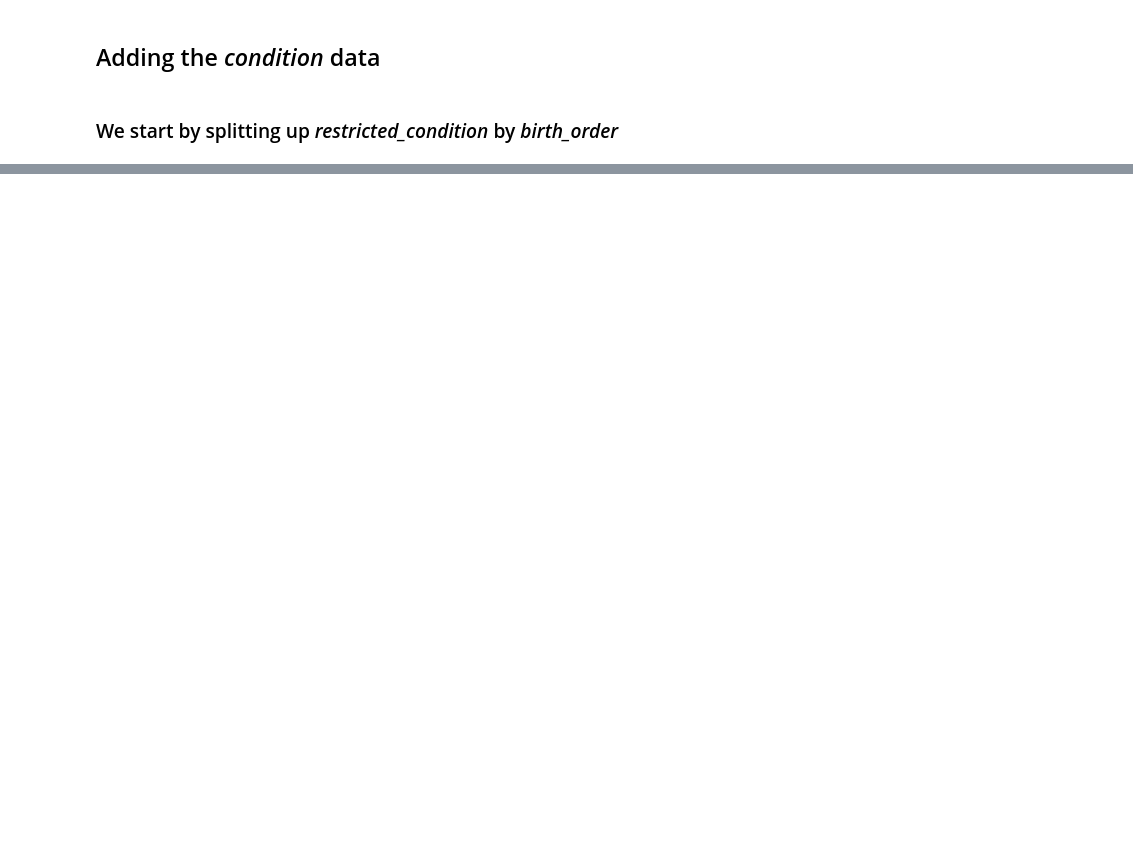
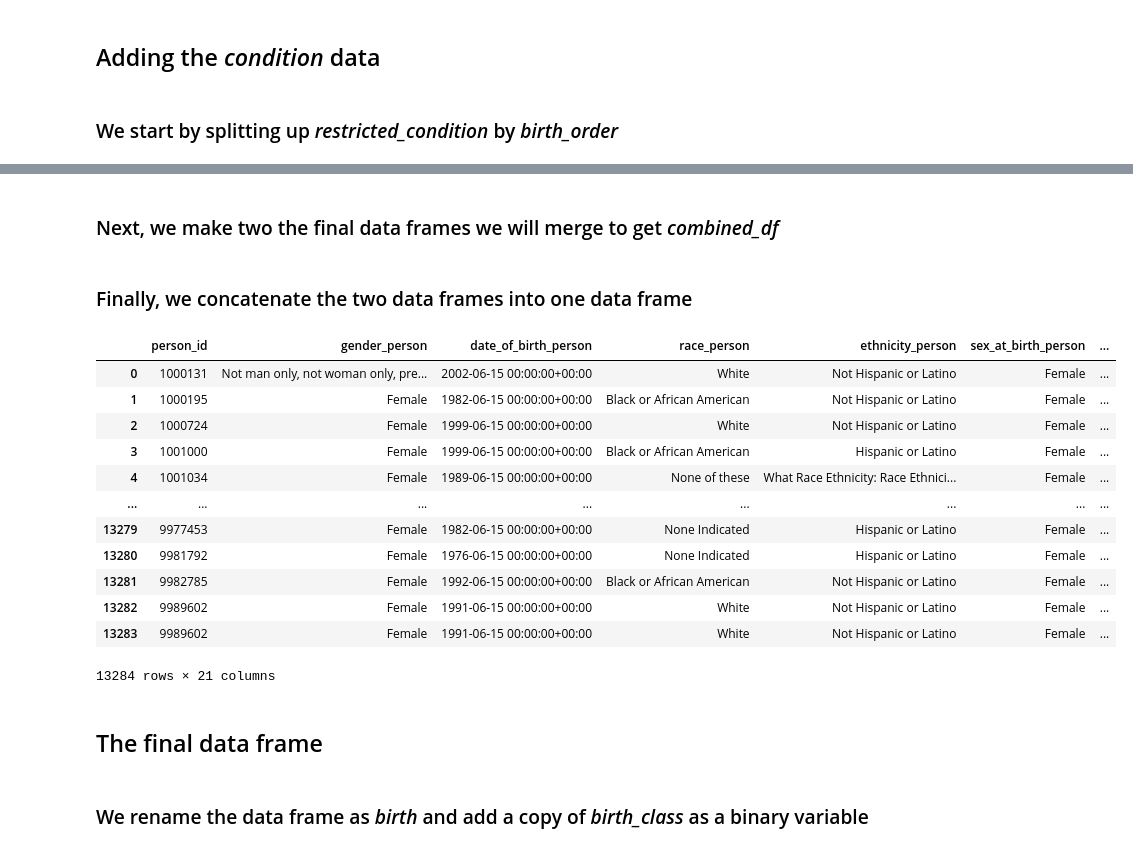
Before and after one commit to kgrillaert/preterm_birth, a Jupyter notebook: AS_KG_Preterm_Birth.ipynb, the cells around one changed output, grey strips where cells are left out. Saved outputs shown, nothing was run; the diff lists cells and outputs as text; code cells hidden in the pictures; blank space fills up the shorter version.

```diff
--- a/AS_KG_Preterm_Birth.ipynb
+++ b/AS_KG_Preterm_Birth.ipynb
@@ -394,18 +538,0 @@ second_birth = second_birth.sort_values(by=["person_id"])
-# %%
-first_birth_dict = {}
-
-for col in first_birth.columns:
-    if col != 'person_id':
-        first_birth_dict[col] = "first_"+col
-
-second_birth_dict = {}
-
-for col in second_birth.columns:
-    if col != 'person_id':
-        second_birth_dict[col] = "second_"+col
-
-first_birth = first_birth.rename(columns=first_birth_dict)
-second_birth = second_birth.rename(columns=second_birth_dict)
-
-first_birth = first_birth.drop(columns=['first_birth_order'])
-second_birth = second_birth.drop(columns=['second_birth_order'])
@@ -521,0 +576,2 @@ combined_df.ethnicity_df3.value_counts().plot(kind = 'barh')
+# %% [markdown]
+### Next, we make two the final data frames we will merge to get *combined_df*
@@ -521,0 +580,38 @@ combined_df.ethnicity_df3.value_counts().plot(kind = 'barh')
+# %%
+# first, restrict our copy of combined_df_half to values of person_id present in second_birth
+
+combined_df_second_births = combined_df_half.copy()
+
+
+second_birthers = second_birth.person_id.tolist()
+
+
+combined_df_second_births = combined_df_second_births[combined_df_second_births['person_id'].isin(second_birthers)].copy()
+combined_df_second_births = combined_df_second_births.sort_values(by=["person_id"])
+
+
+combined_df_second_births = pd.merge(combined_df_second_births, second_birth, on='person_id')
+# %% [markdown]
+### Finally, we concatenate the two data frames into one data frame
+# %%
+combined_df = pd.concat([combined_df_first_births, combined_df_second_births])
+
+combined_df = combined_df.sort_values(by=["person_id", "birth_order"])
+
+combined_df.reset_index(inplace=True)
+
+combined_df.drop(columns=['index'])
+# %% [output]
+|  | person_id | gender_person | date_of_birth_person | race_person | ethnicity_person | sex_at_birth_person | ... |
+| 0 | 1000131 | Not man only, not woman only, pre... | 2002-06-15 00:00:00+00:00 | White | Not Hispanic or Latino | Female | ... |
+| 1 | 1000195 | Female | 1982-06-15 00:00:00+00:00 | Black or African American | Not Hispanic or Latino | Female | ... |
+| 2 | 1000724 | Female | 1999-06-15 00:00:00+00:00 | White | Not Hispanic or Latino | Female | ... |
+| 3 | 1001000 | Female | 1999-06-15 00:00:00+00:00 | Black or African American | Hispanic or Latino | Female | ... |
+| 4 | 1001034 | Female | 1989-06-15 00:00:00+00:00 | None of these | What Race Ethnicity: Race Ethnici... | Female | ... |
+| ... | ... | ... | ... | ... | ... | ... | ... |
+| 13279 | 9977453 | Female | 1982-06-15 00:00:00+00:00 | None Indicated | Hispanic or Latino | Female | ... |
+| 13280 | 9981792 | Female | 1976-06-15 00:00:00+00:00 | None Indicated | Hispanic or Latino | Female | ... |
+| 13281 | 9982785 | Female | 1992-06-15 00:00:00+00:00 | Black or African American | Not Hispanic or Latino | Female | ... |
+| 13282 | 9989602 | Female | 1991-06-15 00:00:00+00:00 | White | Not Hispanic or Latino | Female | ... |
+| 13283 | 9989602 | Female | 1991-06-15 00:00:00+00:00 | White | Not Hispanic or Latino | Female | ... |
+13284 rows × 21 columns
@@ -521,0 +621,4 @@ combined_df.ethnicity_df3.value_counts().plot(kind = 'barh')
+# %% [markdown]
+## The final data frame
+# %% [markdown]
+### We rename the data frame as *birth* and add a copy of *birth_class* as a binary variable
```
Also changed, not shown: parts of 70 cells of this notebook.
